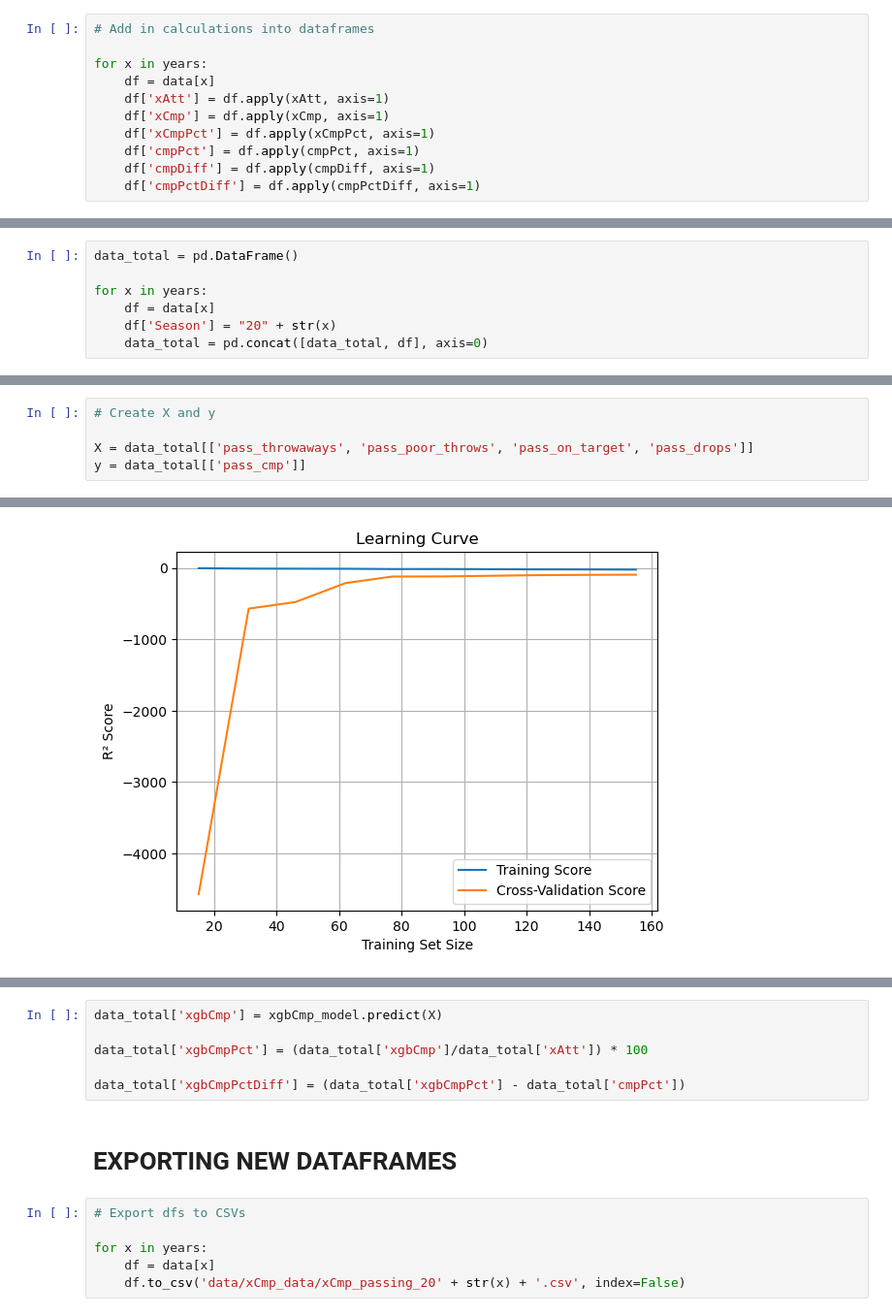
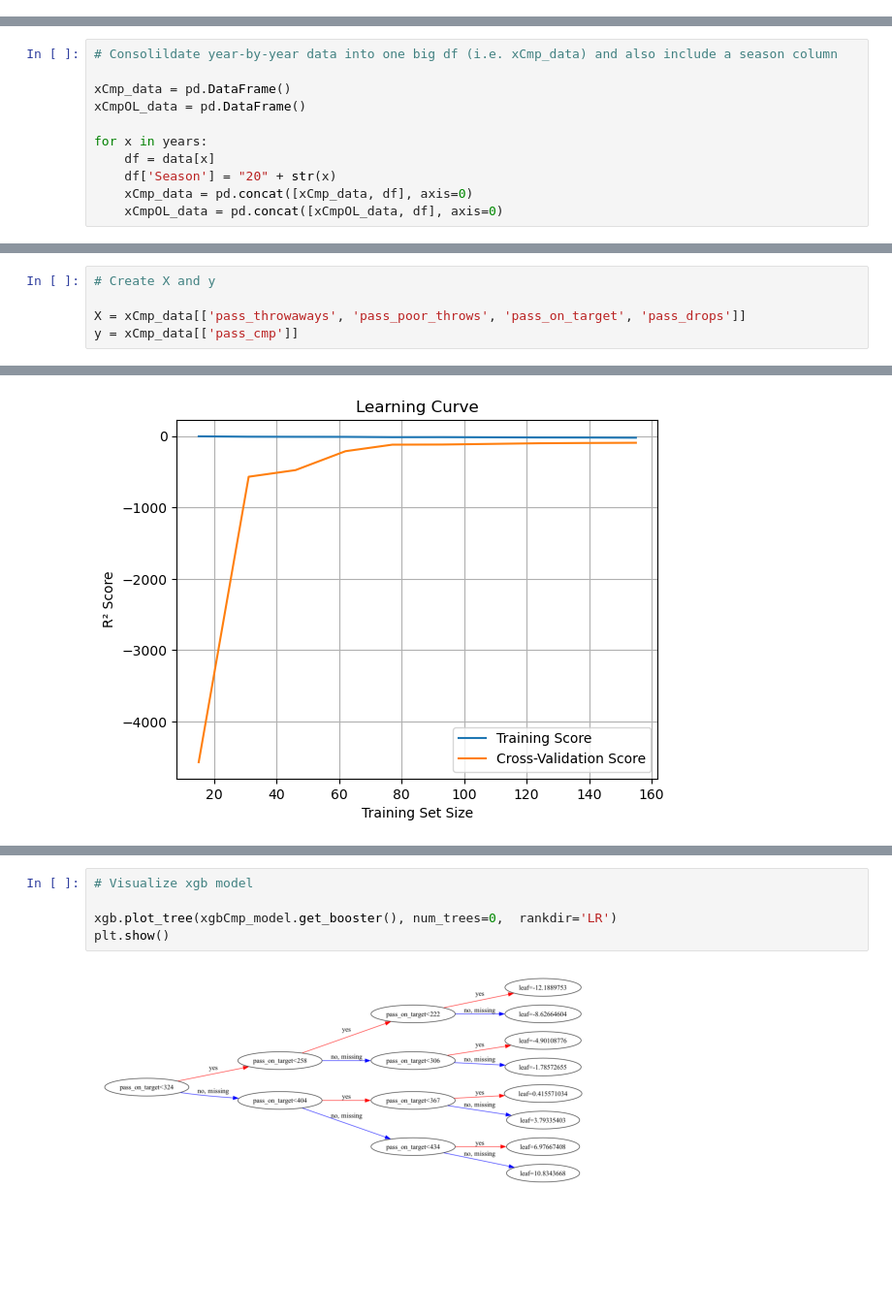
Before and after one commit to Stat-Wars/xCmp, a Jupyter notebook: xCmp.ipynb, the cells around one changed output, grey strips where cells are left out. Shown at 97% size. Cells and saved outputs as stored; diff of their text form; blank space fills up the shorter version.

Commit message:
created xgb model with OL features

```diff
--- a/xCmp.ipynb
+++ b/xCmp.ipynb
@@ -166,11 +124,0 @@ def cmpPctDiff(row):
-# %%
-# Add in calculations into dataframes
-
-for x in years:
-    df = data[x]
-    df['xAtt'] = df.apply(xAtt, axis=1)
-    df['xCmp'] = df.apply(xCmp, axis=1)
-    df['xCmpPct'] = df.apply(xCmpPct, axis=1)
-    df['cmpPct'] = df.apply(cmpPct, axis=1)
-    df['cmpDiff'] = df.apply(cmpDiff, axis=1)
-    df['cmpPctDiff'] = df.apply(cmpPctDiff, axis=1)
@@ -199,7 +143,11 @@ cmpDiff24 = statGrapher(data[24], 'cmpPctDiff', 'xCmp% and Cmp% Difference')
 # %%
-data_total = pd.DataFrame()
+# Consolildate year-by-year data into one big df (i.e. xCmp_data) and also include a season column
+
+xCmp_data = pd.DataFrame()
+xCmpOL_data = pd.DataFrame()
 
 for x in years:
     df = data[x]
     df['Season'] = "20" + str(x)
-    data_total = pd.concat([data_total, df], axis=0)
+    xCmp_data = pd.concat([xCmp_data, df], axis=0)
+    xCmpOL_data = pd.concat([xCmpOL_data, df], axis=0)
@@ -206,6 +156,6 @@ for x in years:
 # %%
 # Create X and y
 
-X = data_total[['pass_throwaways', 'pass_poor_throws', 'pass_on_target', 'pass_drops']]
-y = data_total[['pass_cmp']]
+X = xCmp_data[['pass_throwaways', 'pass_poor_throws', 'pass_on_target', 'pass_drops']]
+y = xCmp_data[['pass_cmp']]
 # %%
@@ -331,18 +302,11 @@ xgbCmp_model = XGBRegressor(
 ##### Possible Improvements
 - Figure out ways to reduce overfititng in XGBoost models in general (i.e. greater max_depth, n_estimators, etc.)
 - Feature engineering
-# %%
-data_total['xgbCmp'] = xgbCmp_model.predict(X)
-
-data_total['xgbCmpPct'] = (data_total['xgbCmp']/data_total['xAtt']) * 100
-
-data_total['xgbCmpPctDiff'] = (data_total['xgbCmpPct'] - data_total['cmpPct'])
-# %% [markdown]
-# EXPORTING NEW DATAFRAMES
-# %%
-# Export dfs to CSVs
-
-for x in years:
-    df = data[x]
-    df.to_csv('data/xCmp_data/xCmp_passing_20' + str(x) + '.csv', index=False)
+# %%
+# Visualize xgb model
+
+xgb.plot_tree(xgbCmp_model.get_booster(), num_trees=0,  rankdir='LR')
+plt.show()
+# %% [output]
+[figure, added]
 # %% [markdown]
```
Also changed, not shown: parts of 53 cells of this notebook, 6 other files.
